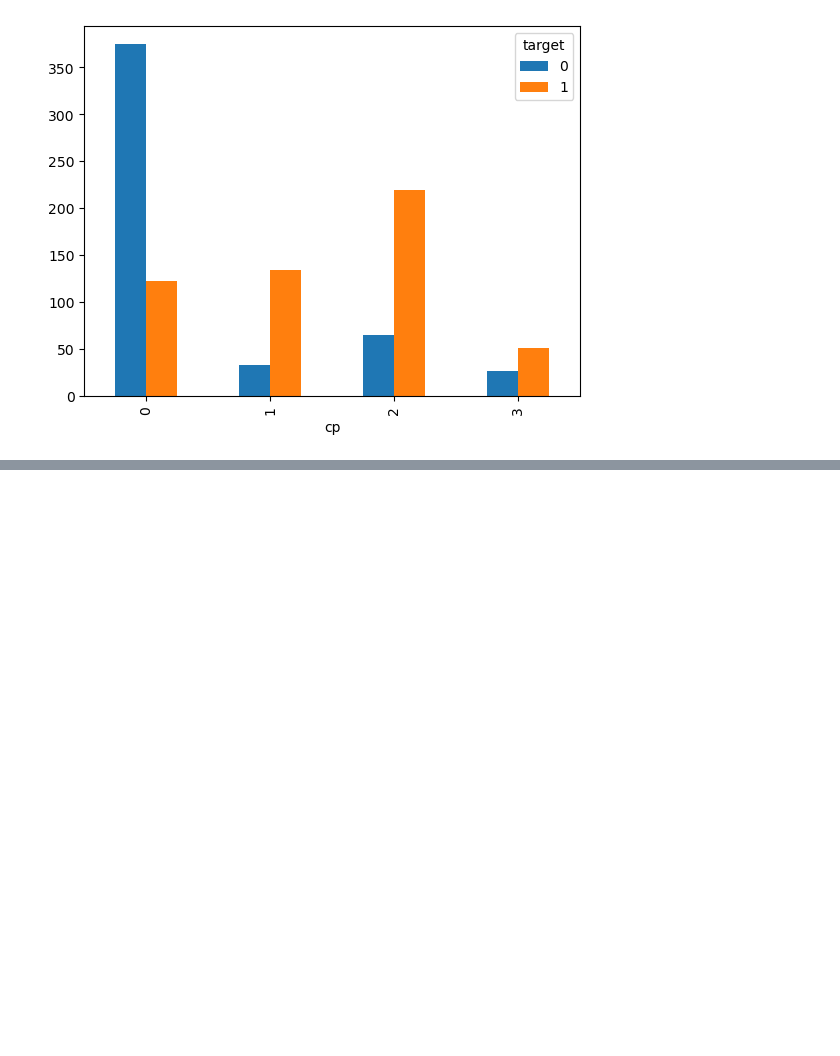
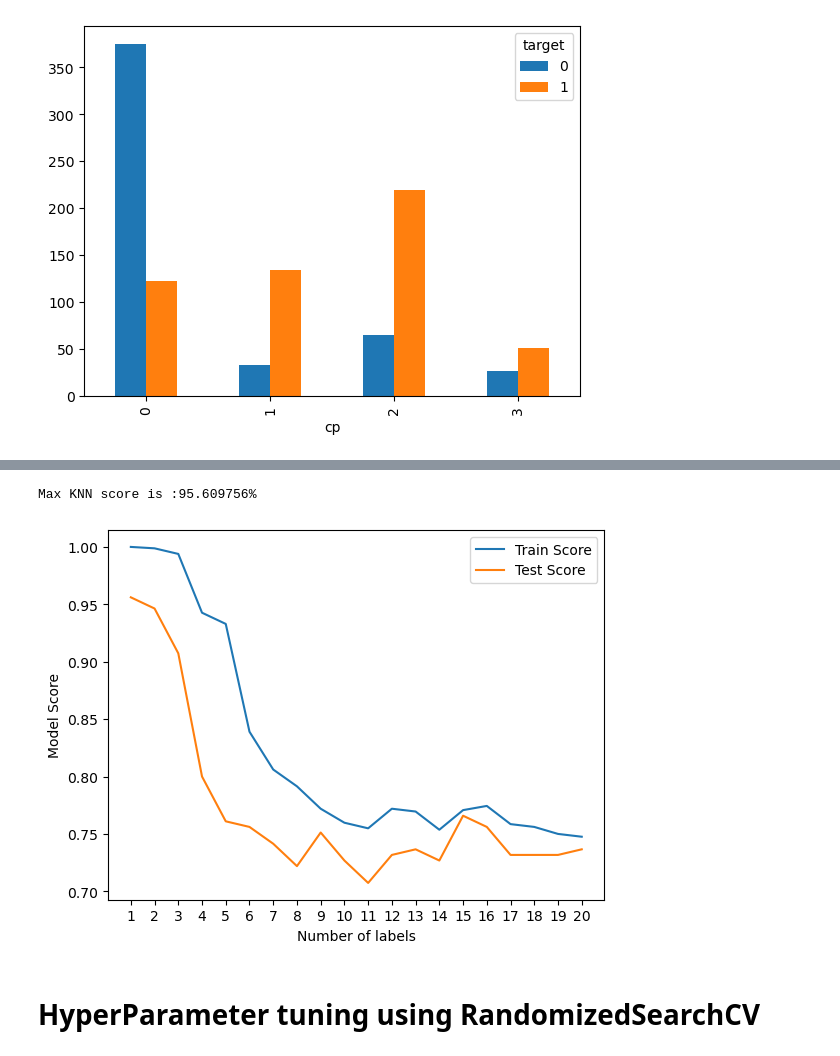
Before and after one commit to Aradhyapatro/Heart-disease-prediction-machineLearning-model, a Jupyter notebook: End-to-End-heart-disease-classification.ipynb, the cells around one changed output, grey strips where cells are left out. Cells and saved outputs as stored; diff of their text form; code cells hidden in the pictures; blank space fills up the shorter version.

Commit message:
hypertuning done

```diff
--- a/End-to-End-heart-disease-classification.ipynb
+++ b/End-to-End-heart-disease-classification.ipynb
@@ -230,0 +242,2 @@ ax=sns.heatmap(corr_matrix,linewidth=0.5,fmt=".3f",cmap="BuGn")
+# %%
+X=df.drop("target",axis=1)
@@ -230,0 +260,2 @@ ax=sns.heatmap(corr_matrix,linewidth=0.5,fmt=".3f",cmap="BuGn")
+# %%
+Y=df["target"]
@@ -230,0 +347,15 @@ ax=sns.heatmap(corr_matrix,linewidth=0.5,fmt=".3f",cmap="BuGn")
+# %%
+train_score=[]
+test_score=[]
+
+knn=KNeighborsClassifier()
+
+num=range(1,21)
+np.random.seed(11)
+knn.fit(X_train,Y_train)
+
+for i in num:
+    knn.set_params(n_neighbors=i)
+
+    train_score.append(knn.score(X_train,Y_train))
+    test_score.append(knn.score(X_test,Y_test))
@@ -230,0 +408,15 @@ ax=sns.heatmap(corr_matrix,linewidth=0.5,fmt=".3f",cmap="BuGn")
+# %%
+plt.plot(num,train_score,label="Train Score")
+plt.plot(num,test_score,label="Test Score")
+plt.xticks(np.arange(1,21,1))
+plt.xlabel("Number of labels")
+plt.ylabel("Model Score")
+plt.legend()
+
+print(f"Max KNN score is :{max(test_score)*100:2f}%")
+# %% [output]
+Max KNN score is :95.609756%
+[figure, added]
+# %% [markdown]
+
+# HyperParameter tuning using RandomizedSearchCV
```
Also changed, not shown: parts of 27 cells of this notebook.
